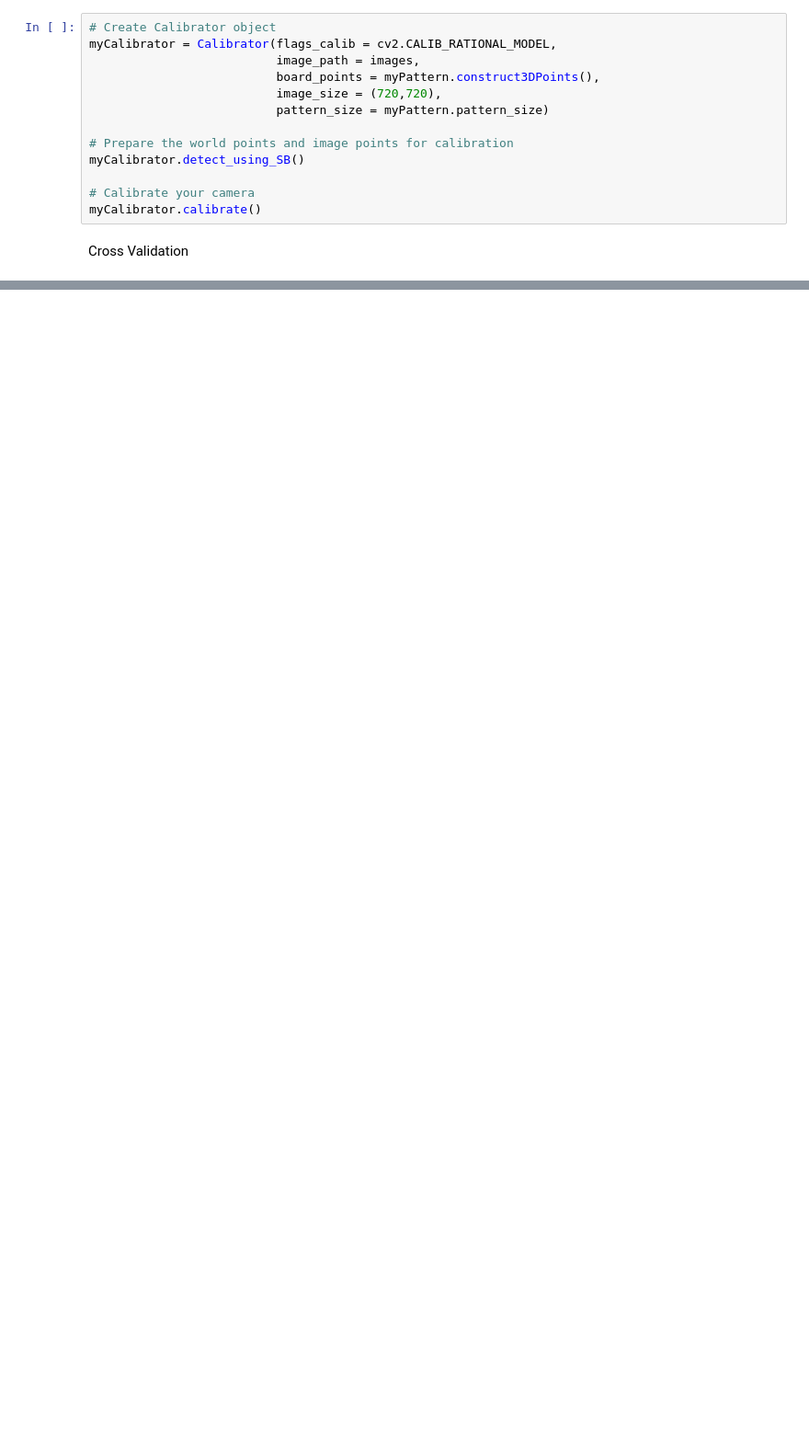
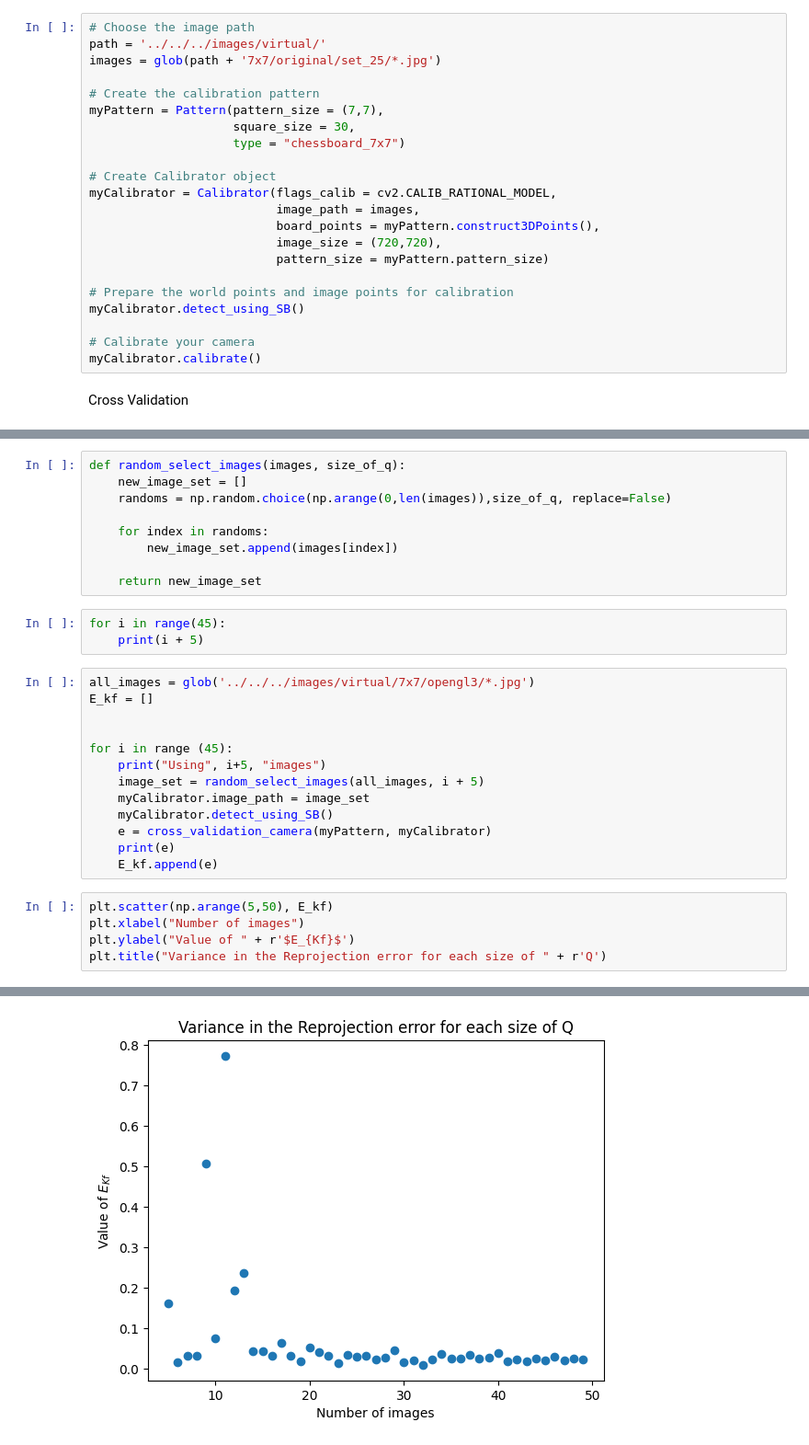
Before and after one commit to MateusPincho/Calibration-Mocap, a Jupyter notebook: modules/camera_calibration_analysis/statistic_analysis/statistic_analysis.ipynb, the cells around one changed output, grey strips where cells are left out. Shown at 92% size. Drawn from its saved outputs; the diff is of its cells as text; blank space fills up the shorter version.

```diff
--- a/modules/camera_calibration_analysis/statistic_analysis/statistic_analysis.ipynb
+++ b/modules/camera_calibration_analysis/statistic_analysis/statistic_analysis.ipynb
@@ -271,4 +258,13 @@ myPattern = Pattern(pattern_size = (7,7),
 # %%
+# Choose the image path
+path = '../../../images/virtual/'
+images = glob(path + '7x7/original/set_25/*.jpg')
+
+# Create the calibration pattern
+myPattern = Pattern(pattern_size = (7,7),
+                    square_size = 30,
+                    type = "chessboard_7x7")
+
 # Create Calibrator object
 myCalibrator = Calibrator(flags_calib = cv2.CALIB_RATIONAL_MODEL,
                           image_path = images,
@@ -320,0 +338,31 @@ Remove outlier -  image15.jpg
+# %%
+def random_select_images(images, size_of_q):
+    new_image_set = []
+    randoms = np.random.choice(np.arange(0,len(images)),size_of_q, replace=False)
+
+    for index in randoms:
+        new_image_set.append(images[index])
+
+    return new_image_set
+# %%
+for i in range(45):
+    print(i + 5)
+# %%
+all_images = glob('../../../images/virtual/7x7/opengl3/*.jpg')
+E_kf = []
+
+
+for i in range (45):
+    print("Using", i+5, "images")
+    image_set = random_select_images(all_images, i + 5)
+    myCalibrator.image_path = image_set
+    myCalibrator.detect_using_SB()
+    e = cross_validation_camera(myPattern, myCalibrator)
+    print(e)
+    E_kf.append(e)
+# %%
+plt.scatter(np.arange(5,50), E_kf)
+plt.xlabel("Number of images")
+plt.ylabel("Value of " + r'$E_{Kf}$')
+plt.title("Variance in the Reprojection error for each size of " + r'Q')
+# %% [output]
@@ -320,0 +370 @@ Remove outlier -  image15.jpg
+[figure, added]
```
Also changed, not shown: parts of 13 cells of this notebook, 1 other file.
